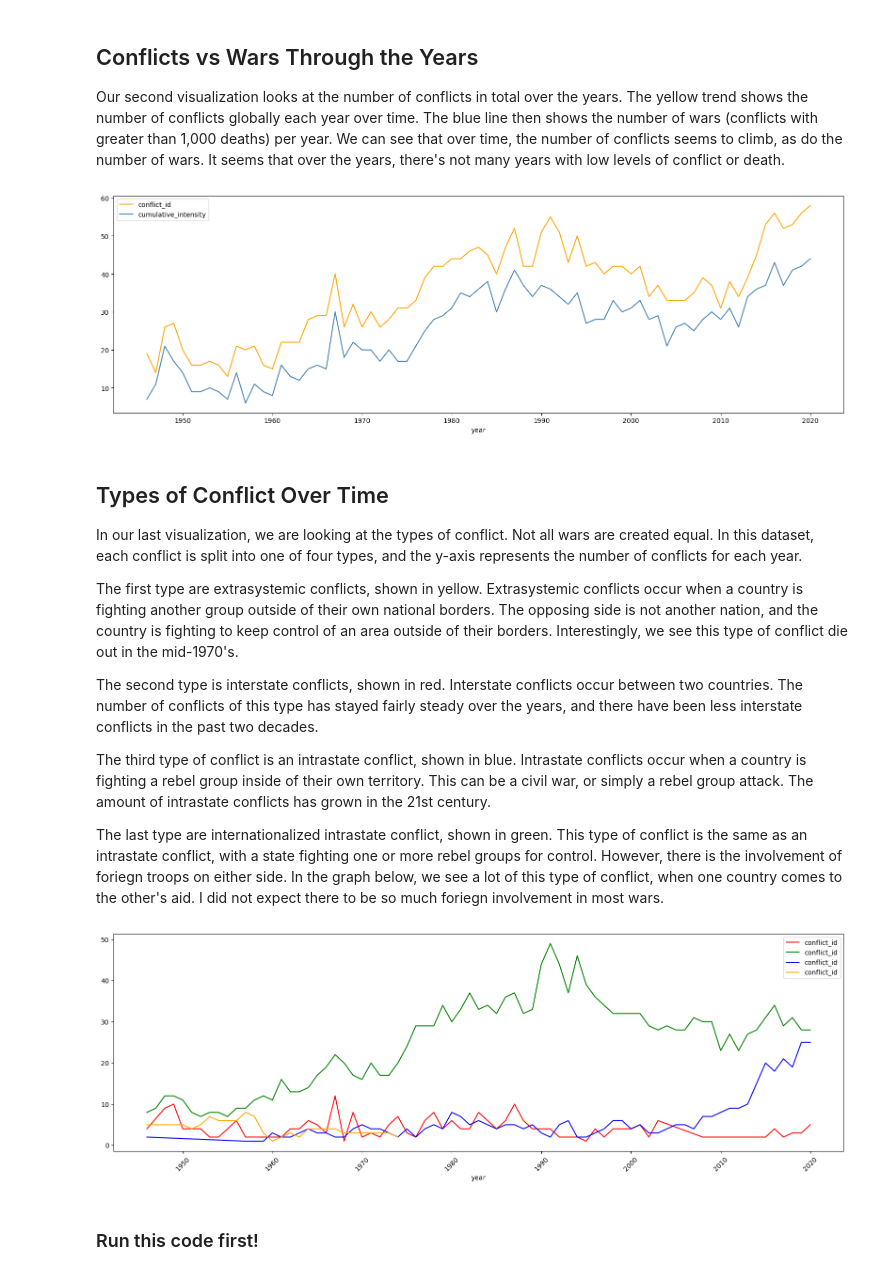
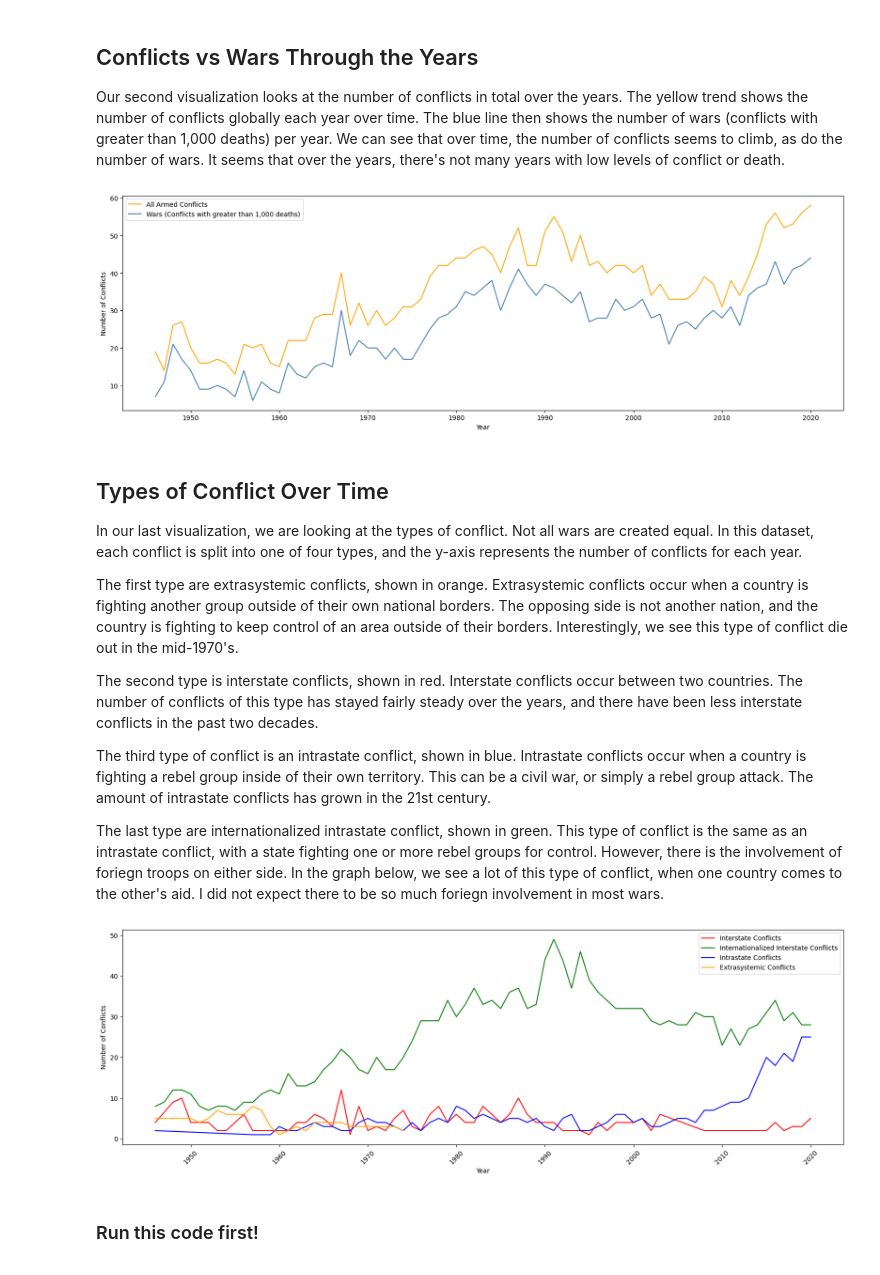
Before and after one commit to emilycraw4d/emilycraw4d.github.io, a Jupyter notebook: crawford-emily-finalpt3.ipynb, the cells around one changed output. Drawn from its saved outputs; the diff is of its cells as text; code cells hidden in the pictures.

Commit message:
updated graph labels

```diff
--- a/crawford-emily-finalpt3.ipynb
+++ b/crawford-emily-finalpt3.ipynb
@@ -25,20 +25,23 @@ Our second visualization looks at the number of conflicts in total over the year
 # %%
 df2 = conflictModified.groupby("year").count()
 df3 = conflictModified.groupby("year").sum()
 
 fig, axes = plt.subplots(figsize=(20,6))
 
-df2.plot.line(y="conflict_id", rot=45, figsize=(20,6), ax=axes, color="orange")
-df3.plot.line(y="cumulative_intensity", ax=axes, color="steelblue")
+df2Plot = df2.plot.line(y="conflict_id", rot=45, figsize=(20,6), ax=axes, color="orange", label="All Armed Conflicts")
+df3Plot = df3.plot.line(y="cumulative_intensity", ax=axes, color="steelblue", label="Wars (Conflicts with greater than 1,000 deaths)")
+df3Plot.set_ylabel('Number of Conflicts')
+df3Plot.set_xlabel('Year')
+
 plt.show()
 # %% [output]
-[figure, old version]
+[figure, new version]
 # %% [markdown]
 ## Types of Conflict Over Time
 
 In our last visualization, we are looking at the types of conflict. Not all wars are created equal. In this dataset, each conflict is split into one of four types, and the y-axis represents the number of conflicts for each year.
 
-The first type are extrasystemic conflicts, shown in yellow. Extrasystemic conflicts occur when a country is fighting another group outside of their own national borders. The opposing side is not another nation, and the country is fighting to keep control of an area outside of their borders. Interestingly, we see this type of conflict die out in the mid-1970's.
+The first type are extrasystemic conflicts, shown in orange. Extrasystemic conflicts occur when a country is fighting another group outside of their own national borders. The opposing side is not another nation, and the country is fighting to keep control of an area outside of their borders. Interestingly, we see this type of conflict die out in the mid-1970's.
 
 The second type is interstate conflicts, shown in red. Interstate conflicts occur between two countries. The number of conflicts of this type has stayed fairly steady over the years, and there have been less interstate conflicts in the past two decades.
 
@@ -53,14 +56,17 @@ three = conflictModified[conflictModified["type_of_conflict"] == 3].groupby('yea
 four = conflictModified[conflictModified["type_of_conflict"] == 4].groupby('year').count()
 fig, axis = plt.subplots(figsize=(20,6))
 
-two.plot.line(y="conflict_id", rot=45, figsize=(20,6), ax=axis, color="red")
-three.plot.line(y="conflict_id", rot=45, figsize=(20,6), ax=axis, color="green")
-four.plot.line(y="conflict_id", rot=45, figsize=(20,6), ax=axis, color="blue")
-one.plot.line(y="conflict_id", rot=45, figsize=(20,6), ax=axis, color="orange")
+twoPlot = two.plot.line(y="conflict_id", rot=45, figsize=(20,6), ax=axis, color="red", label="Interstate Conflicts")
+three.plot.line(y="conflict_id", rot=45, figsize=(20,6), ax=axis, color="green", label="Internationalized Interstate Conflicts")
+four.plot.line(y="conflict_id", rot=45, figsize=(20,6), ax=axis, color="blue", label="Intrastate Conflicts")
+one.plot.line(y="conflict_id", rot=45, figsize=(20,6), ax=axis, color="orange", label="Extrasystemic Conflicts")
+twoPlot.set_ylabel('Number of Conflicts')
+twoPlot.set_xlabel('Year')
+
 
 plt.show()
 # %% [output]
-[figure, old version]
+[figure, new version]
 # %% [markdown]
 ### Run this code first!
 # %%
```
Also changed, not shown: parts of 4 cells of this notebook.
